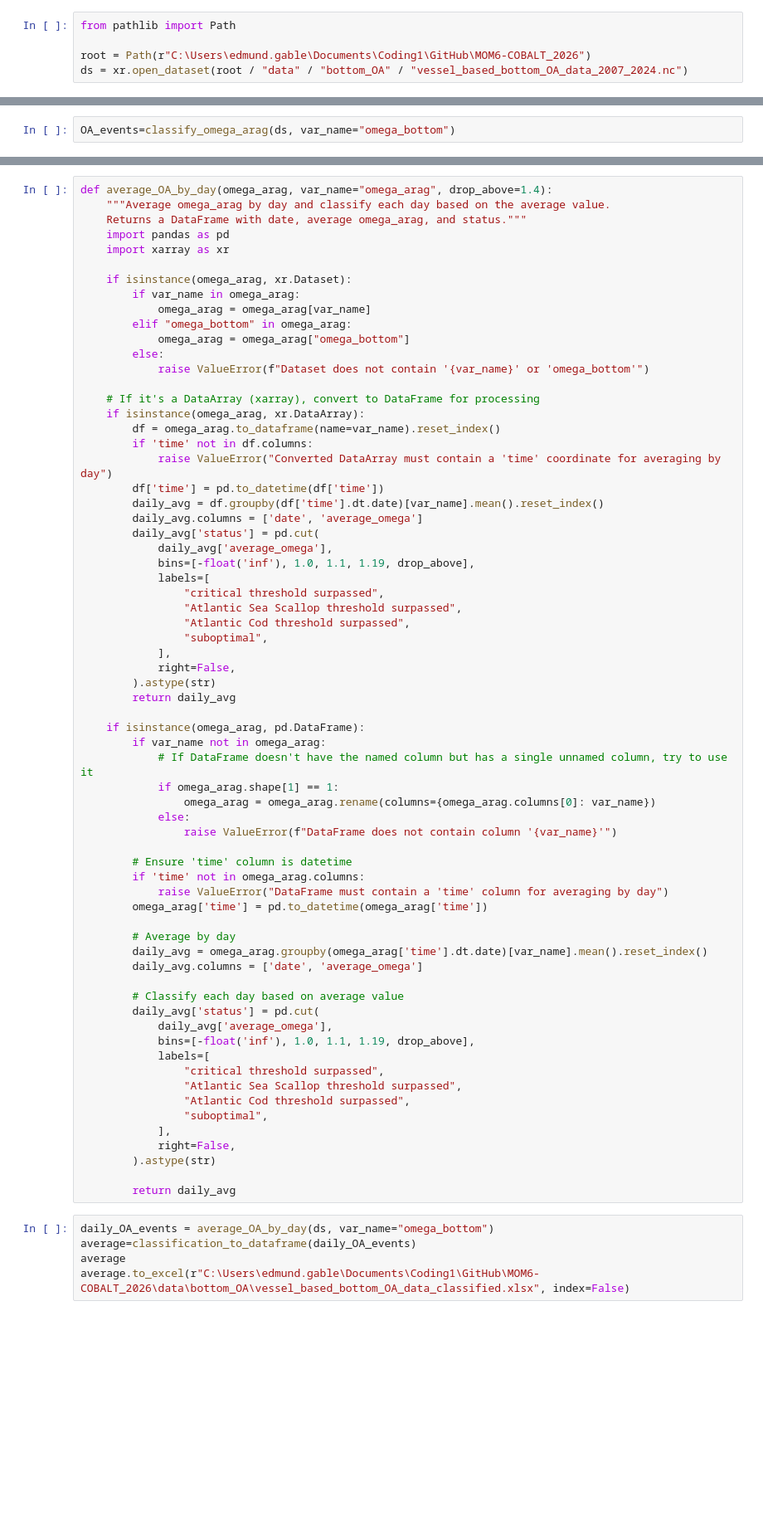
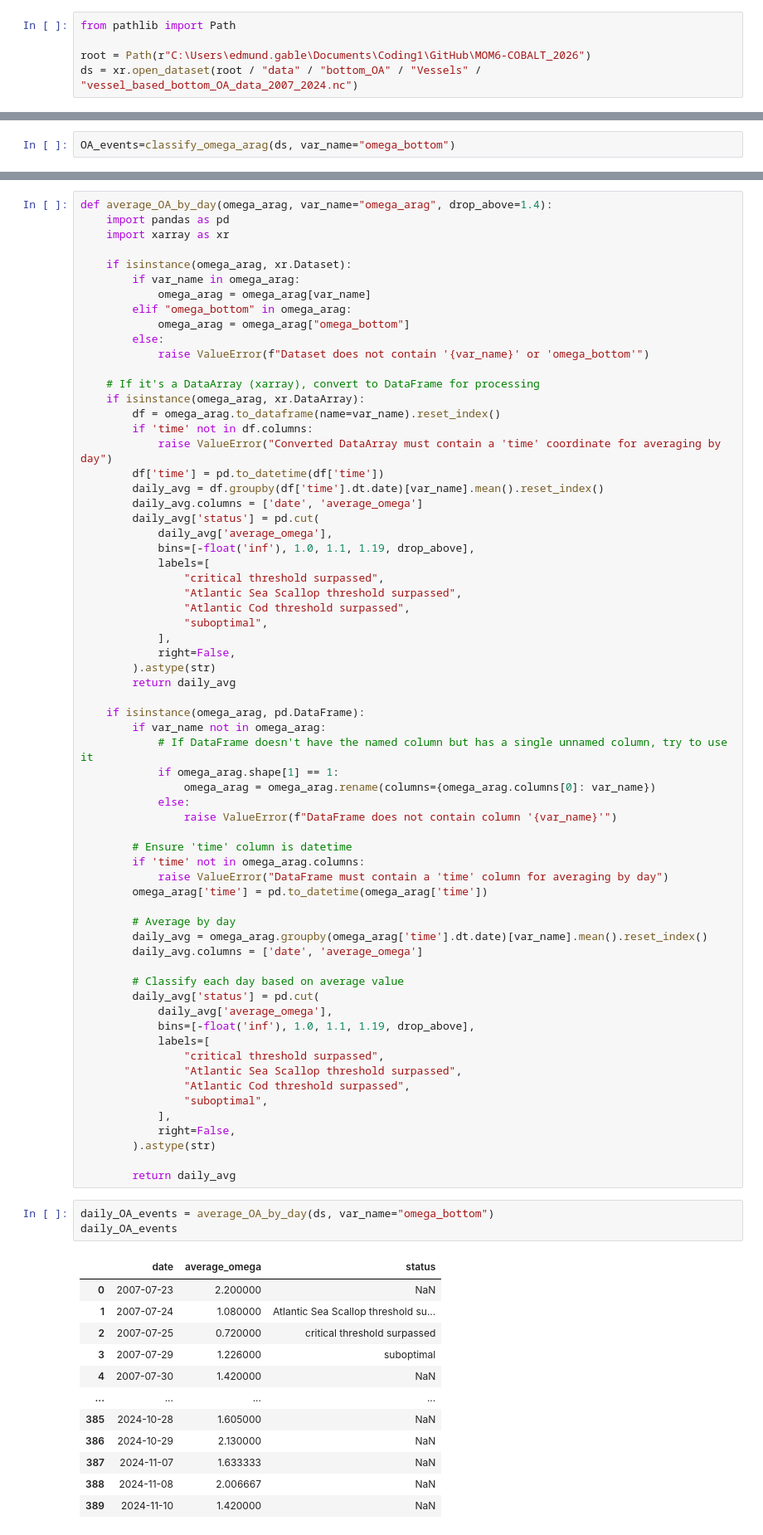
Before and after one commit to EGable1/MOM6-COBALT_2026, a Jupyter notebook: code/OA_data.ipynb, the cells around one changed output, grey strips where cells are left out. Shown at 83% size. Cells and saved outputs as stored; diff of their text form; blank space fills up the shorter version.

Commit message:
Added code for averaging daily saturated aragonite and converting files to excel.

```diff
--- a/code/OA_data.ipynb
+++ b/code/OA_data.ipynb
@@ -66,6 +112,6 @@ import requests
 from pathlib import Path
 
 root = Path(r"C:\Users\edmund.gable\Documents\Coding1\GitHub\MOM6-COBALT_2026")
-ds = xr.open_dataset(root / "data" / "bottom_OA" / "vessel_based_bottom_OA_data_2007_2024.nc")
+ds = xr.open_dataset(root / "data" / "bottom_OA" / "Vessels" / "vessel_based_bottom_OA_data_2007_2024.nc")
 # %%
 print(ds)
@@ -225,7 +326,5 @@ table.to_excel(r"C:\Users\edmund.gable\Documents\Coding1\GitHub\MOM6-COBALT_2026
 # %%
 def average_OA_by_day(omega_arag, var_name="omega_arag", drop_above=1.4):
-    """Average omega_arag by day and classify each day based on the average value.
-    Returns a DataFrame with date, average omega_arag, and status."""
     import pandas as pd
     import xarray as xr
 
@@ -291,7 +390,17 @@ def average_OA_by_day(omega_arag, var_name="omega_arag", drop_above=1.4):
         return daily_avg
 # %%
 daily_OA_events = average_OA_by_day(ds, var_name="omega_bottom")
-average=classification_to_dataframe(daily_OA_events)
-average
-average.to_excel(r"C:\Users\edmund.gable\Documents\Coding1\GitHub\MOM6-COBALT_2026\data\bottom_OA\vessel_based_bottom_OA_data_classified.xlsx", index=False)
+daily_OA_events
 # %% [output]
+|  | date | average_omega | status |
+| 0 | 2007-07-23 | 2.200000 | NaN |
+| 1 | 2007-07-24 | 1.080000 | Atlantic Sea Scallop threshold su... |
+| 2 | 2007-07-25 | 0.720000 | critical threshold surpassed |
+| 3 | 2007-07-29 | 1.226000 | suboptimal |
+| 4 | 2007-07-30 | 1.420000 | NaN |
+| ... | ... | ... | ... |
+| 385 | 2024-10-28 | 1.605000 | NaN |
+| 386 | 2024-10-29 | 2.130000 | NaN |
+| 387 | 2024-11-07 | 1.633333 | NaN |
+| 388 | 2024-11-08 | 2.006667 | NaN |
+| 389 | 2024-11-10 | 1.420000 | NaN |
```
Also changed, not shown: parts of 18 cells of this notebook.
